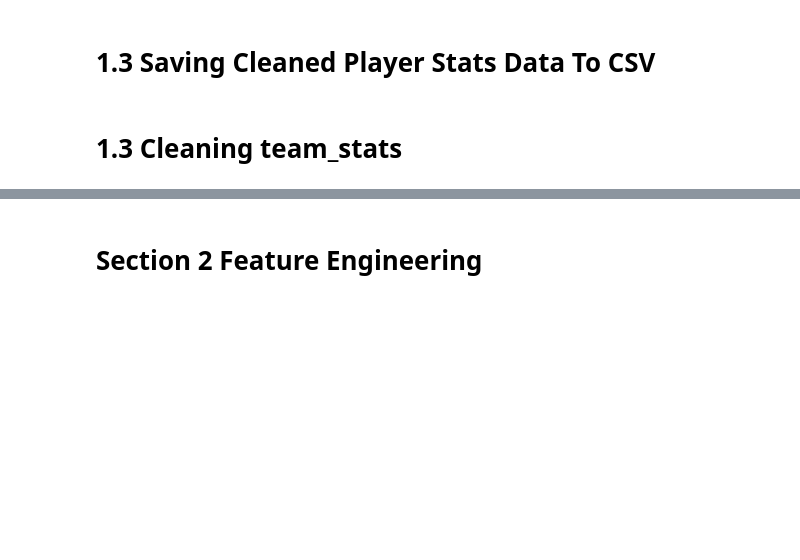
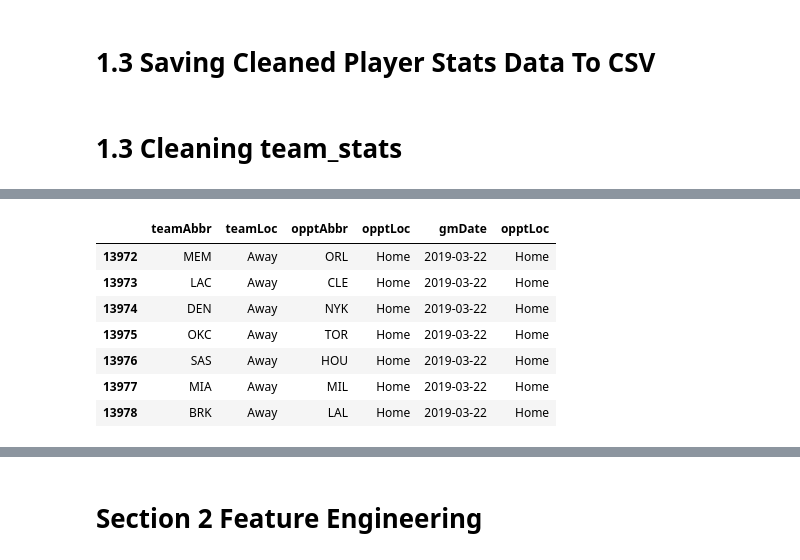
Before and after one commit to ElectricSheep007/UNH-Repo, a Jupyter notebook: DS_Guided_Capstone_2_Repo/virenv/Guided_Capstone_Project_2.ipynb, the cells around one changed output, grey strips where cells are left out. Cells and saved outputs as stored; diff of their text form; code cells hidden in the pictures; blank space fills up the shorter version.

```diff
--- a/DS_Guided_Capstone_2_Repo/virenv/Guided_Capstone_Project_2.ipynb
+++ b/DS_Guided_Capstone_2_Repo/virenv/Guided_Capstone_Project_2.ipynb
@@ -330,11 +357,20 @@ team_stats['seasonType'].unique()
 # %%
 #The games stats are recorded as team vs. opponent with another column indicating whether this is a home game or an away game.
 #This format leaves me to suspect there is double data of the same game. Let's investigate.
 
 team_stats['gmDate'] = pd.to_datetime(team_stats['gmDate'])
-team_stats[['teamAbbr', 'teamLoc', 'opptAbbr', 'opptLoc', 'gmDate', 'opptLoc']][team_stats['gmDate'] == datetime(2020,8,14)]
+team_stats[['teamAbbr', 'teamLoc', 'opptAbbr', 'opptLoc', 'gmDate', 'opptLoc']][team_stats['gmDate'] == datetime(2019,3,22)]
 
 #Seems our suspicion was wrong and away_games=team as home_games=opp. We will keep this in mind during feature engineering.
 #Double check and seems Allstar games are not included as well.
+# %% [output]
+|  | teamAbbr | teamLoc | opptAbbr | opptLoc | gmDate | opptLoc |
+| 13972 | MEM | Away | ORL | Home | 2019-03-22 | Home |
+| 13973 | LAC | Away | CLE | Home | 2019-03-22 | Home |
+| 13974 | DEN | Away | NYK | Home | 2019-03-22 | Home |
+| 13975 | OKC | Away | TOR | Home | 2019-03-22 | Home |
+| 13976 | SAS | Away | HOU | Home | 2019-03-22 | Home |
+| 13977 | MIA | Away | MIL | Home | 2019-03-22 | Home |
+| 13978 | BRK | Away | LAL | Home | 2019-03-22 | Home |
 # %%
 team_stats[['teamAbbr', 'teamLoc', 'opptAbbr', 'opptLoc']][team_stats['gmDate'] == datetime(2020,8,14)]
```
Also changed, not shown: parts of 64 cells of this notebook.
